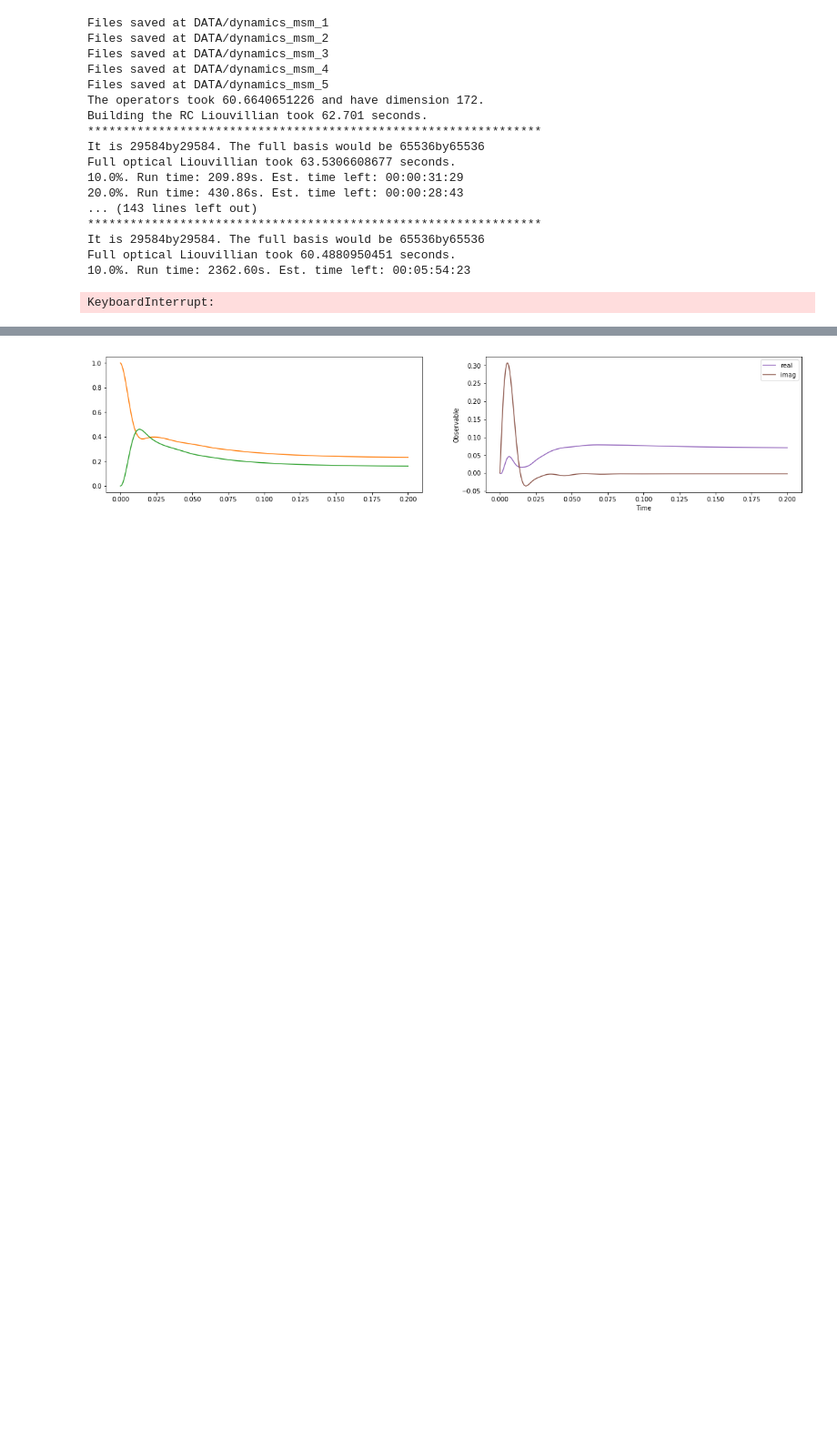
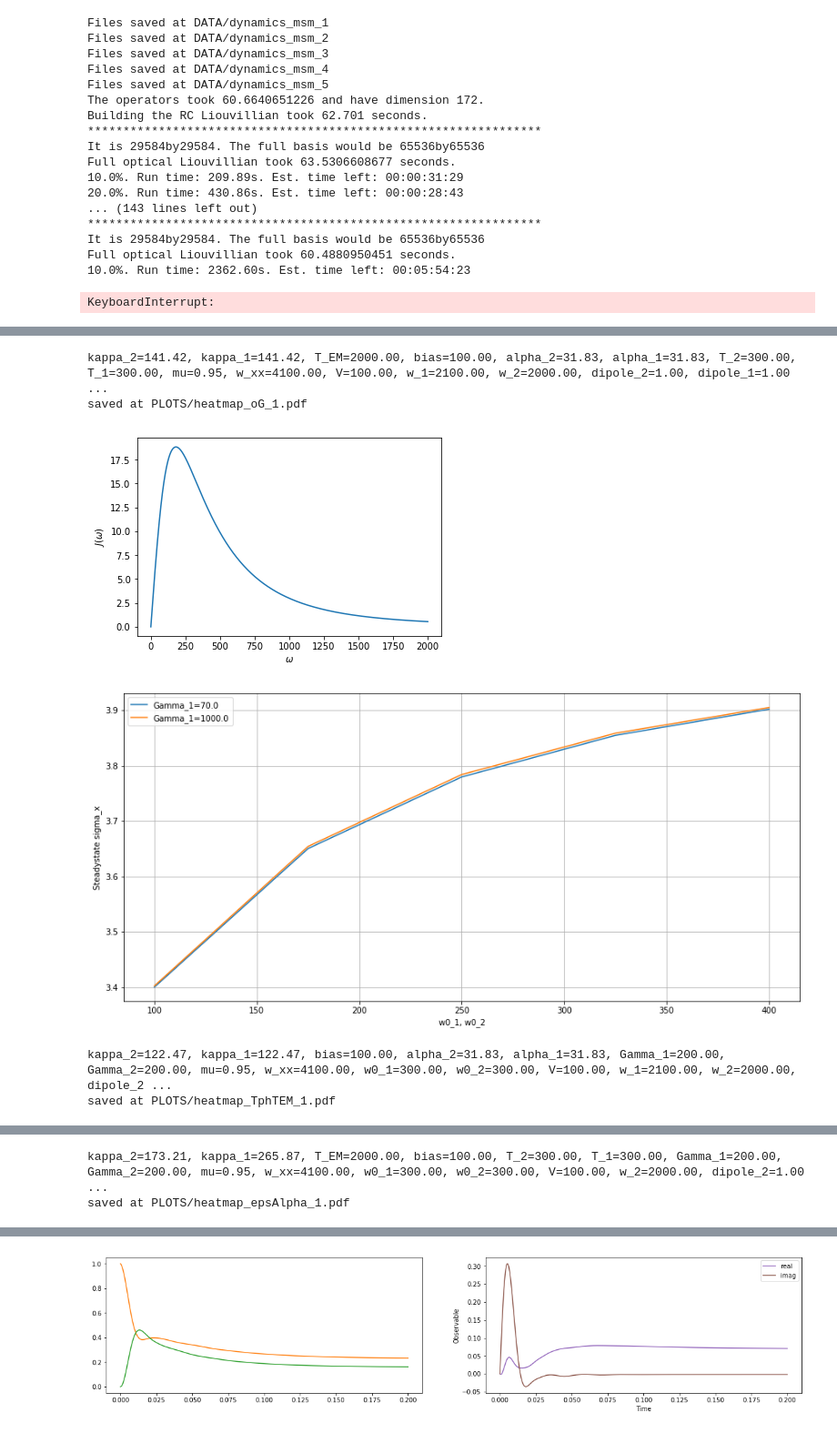
Before and after one commit to HenryMaguire/dimer-code, a Jupyter notebook: coherence_analysis.ipynb, the cells around one changed output, grey strips where cells are left out. Shown at 91% size. Drawn from its saved outputs; the diff is of its cells as text; code cells hidden in the pictures; blank space fills up the shorter version.

```diff
--- a/coherence_analysis.ipynb
+++ b/coherence_analysis.ipynb
@@ -788,0 +763,11 @@ Gap is 223.60679775. Phonon thermal energy is 208.5. Phonon SD peak is 283.52835
+# %%
+heatmap_plotter(1, plot_SD=True, dir_name="heatmap_oG", print_params=True)
+heatmap_plotter(1, plot_SD=False, dir_name="heatmap_TphTEM", print_params=True)
+heatmap_plotter(1, plot_SD=False, dir_name="heatmap_epsAlpha", print_params=True)
+# %% [output]
+kappa_2=141.42, kappa_1=141.42, T_EM=2000.00, bias=100.00, alpha_2=31.83, alpha_1=31.83, T_2=300.00, T_1=300.00, mu=0.95, w_xx=4100.00, V=100.00, w_1=2100.00, w_2=2000.00, dipole_2=1.00, dipole_1=1.00 ...
+saved at PLOTS/heatmap_oG_1.pdf
+[figure, added]
+[figure, added]
+kappa_2=122.47, kappa_1=122.47, bias=100.00, alpha_2=31.83, alpha_1=31.83, Gamma_1=200.00, Gamma_2=200.00, mu=0.95, w_xx=4100.00, w0_1=300.00, w0_2=300.00, V=100.00, w_1=2100.00, w_2=2000.00, dipole_2 ...
+saved at PLOTS/heatmap_TphTEM_1.pdf
@@ -788,0 +775,2 @@ Gap is 223.60679775. Phonon thermal energy is 208.5. Phonon SD peak is 283.52835
+kappa_2=173.21, kappa_1=265.87, T_EM=2000.00, bias=100.00, T_2=300.00, T_1=300.00, Gamma_1=200.00, Gamma_2=200.00, mu=0.95, w_xx=4100.00, w0_1=300.00, w0_2=300.00, V=100.00, w_2=2000.00, dipole_2=1.00 ...
+saved at PLOTS/heatmap_epsAlpha_1.pdf
```
Also changed, not shown: parts of 8 cells of this notebook, 10 other files.
